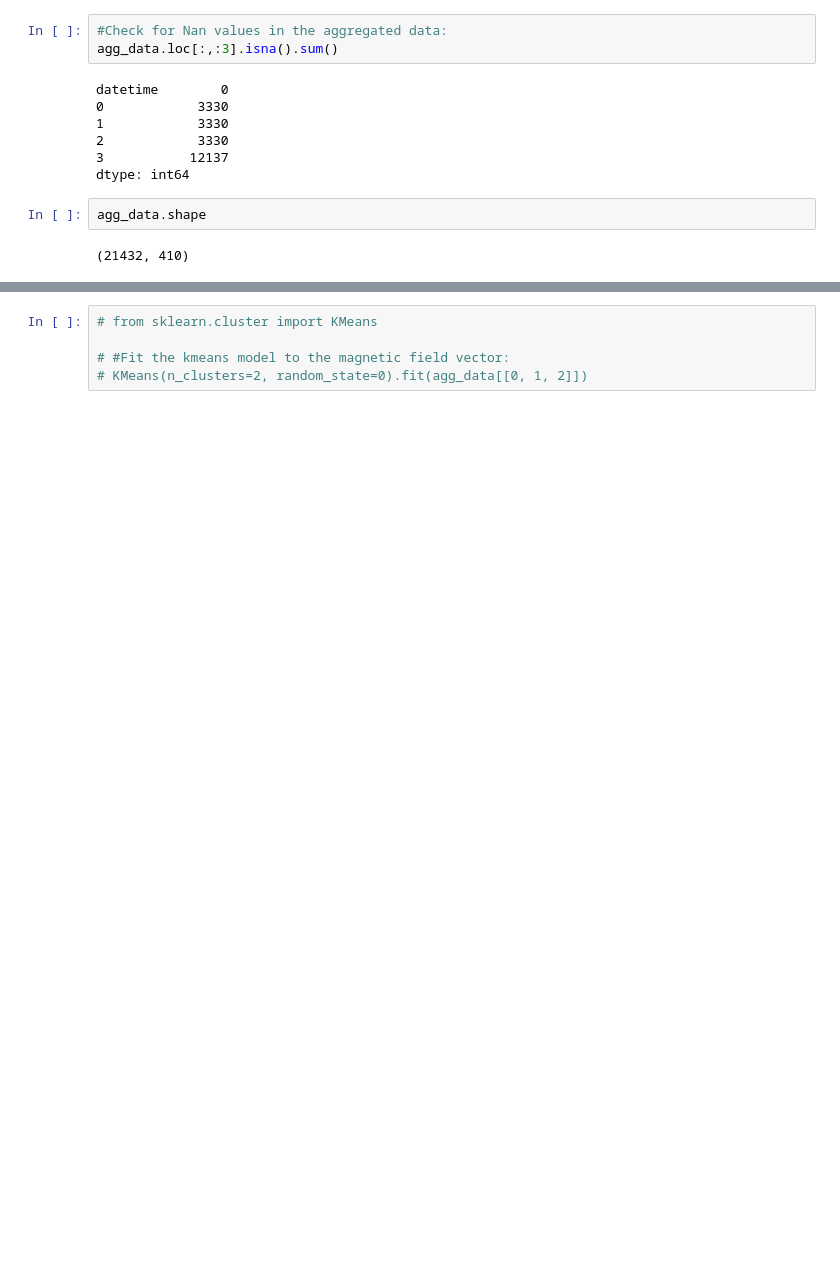
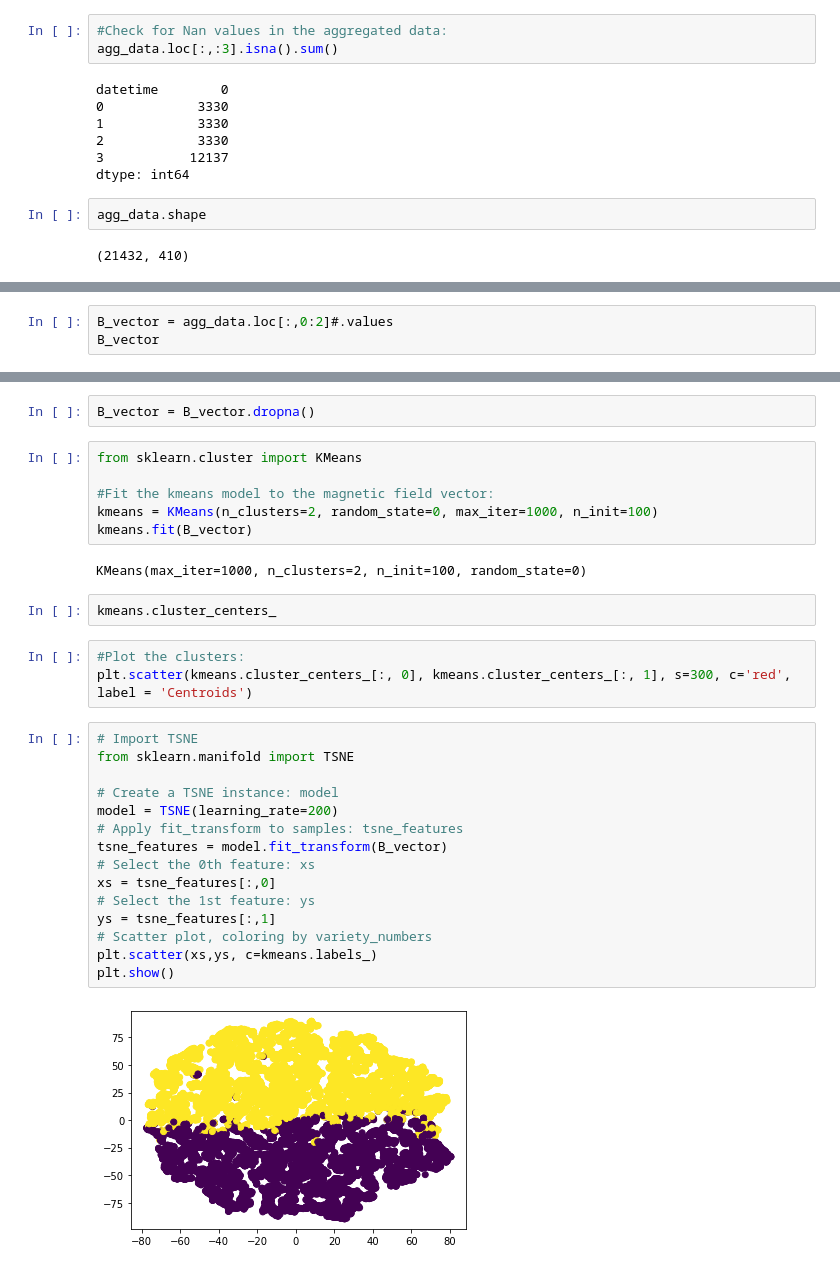
Before and after one commit to sahirnoorali/nasa-dscovr-challenge, a Jupyter notebook: playground.ipynb, the cells around one changed output, grey strips where cells are left out. Cells and saved outputs as stored; diff of their text form; blank space fills up the shorter version.

Commit message:
Add KMeans and t-SNE to the mix

```diff
--- a/playground.ipynb
+++ b/playground.ipynb
@@ -145,0 +181,3 @@ agg_data.shape
+# %%
+B_vector = agg_data.loc[:,0:2]#.values
+B_vector
@@ -146,5 +198,32 @@ agg_data.shape
+# %%
+B_vector = B_vector.dropna()
 # %%
-# from sklearn.cluster import KMeans
+from sklearn.cluster import KMeans
 
-# #Fit the kmeans model to the magnetic field vector:
-# KMeans(n_clusters=2, random_state=0).fit(agg_data[[0, 1, 2]])
+#Fit the kmeans model to the magnetic field vector:
+kmeans = KMeans(n_clusters=2, random_state=0, max_iter=1000, n_init=100)
+kmeans.fit(B_vector)
+# %% [output]
+KMeans(max_iter=1000, n_clusters=2, n_init=100, random_state=0)
+# %%
+kmeans.cluster_centers_
+# %%
+#Plot the clusters:
+plt.scatter(kmeans.cluster_centers_[:, 0], kmeans.cluster_centers_[:, 1], s=300, c='red', label = 'Centroids')
+# %%
+# Import TSNE
+from sklearn.manifold import TSNE
+
+# Create a TSNE instance: model
+model = TSNE(learning_rate=200)
+# Apply fit_transform to samples: tsne_features
+tsne_features = model.fit_transform(B_vector)
+# Select the 0th feature: xs
+xs = tsne_features[:,0]
+# Select the 1st feature: ys
+ys = tsne_features[:,1]
+# Scatter plot, coloring by variety_numbers
+plt.scatter(xs,ys, c=kmeans.labels_)
+plt.show()
+# %% [output]
+[figure, added]
```
Also changed, not shown: parts of 11 cells of this notebook, 1 other file.
